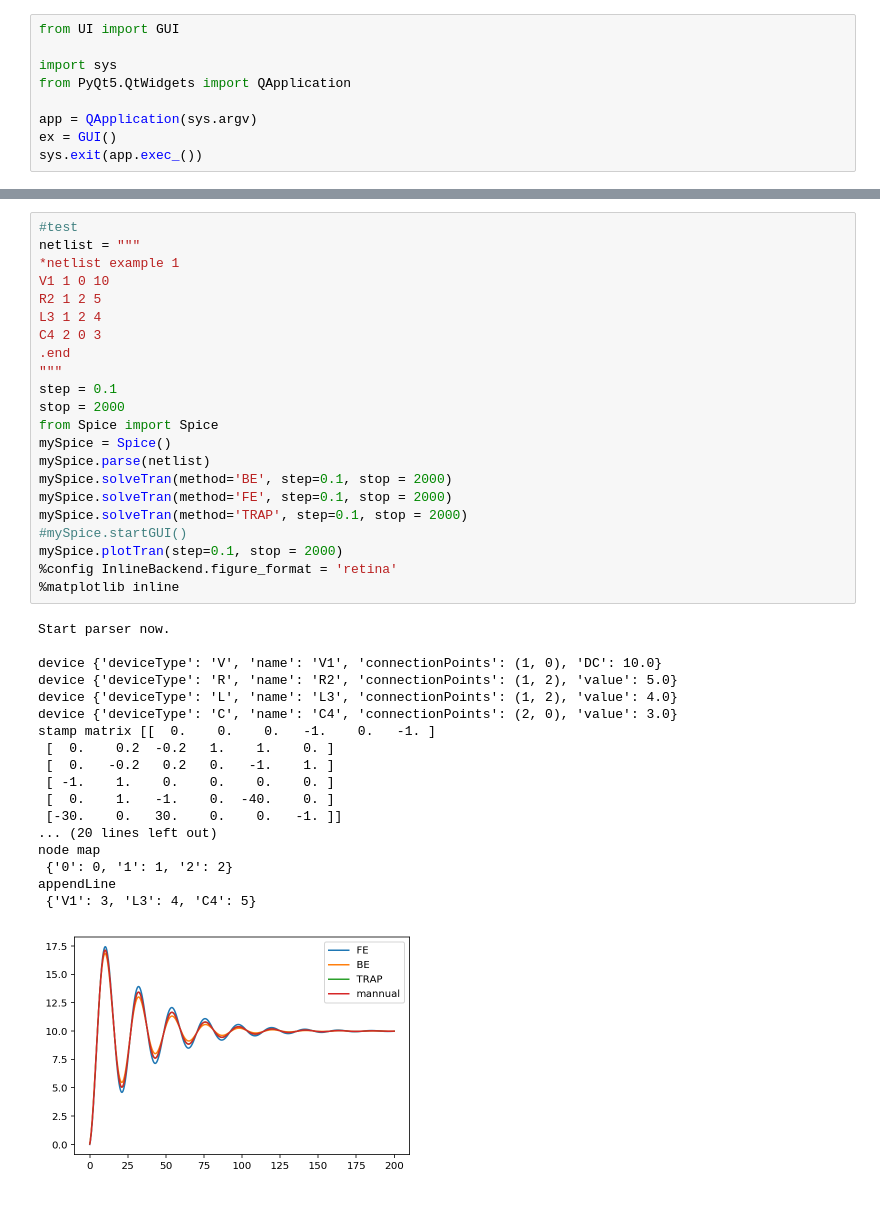
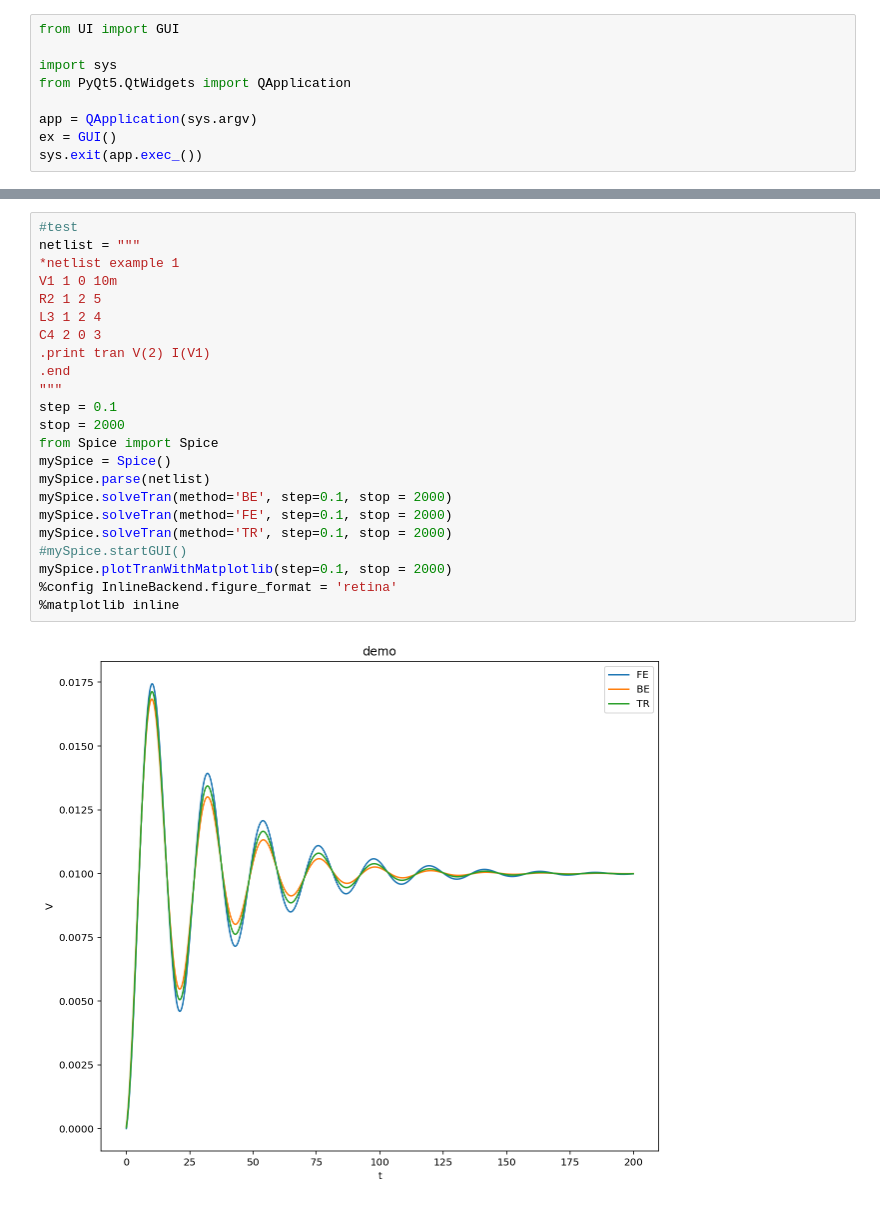
Before and after one commit to GaryYuyjl/EDAproject, a Jupyter notebook: 未命名.ipynb, the cells around one changed output, grey strips where cells are left out. Drawn from its saved outputs; the diff is of its cells as text.

```diff
--- a/未命名.ipynb
+++ b/未命名.ipynb
@@ -121,41 +77,25 @@ appendLine
 # %%
 #test
 netlist = """
 *netlist example 1
-V1 1 0 10
+V1 1 0 10m
 R2 1 2 5
 L3 1 2 4
 C4 2 0 3
+.print tran V(2) I(V1)
 .end
 """
 step = 0.1
 stop = 2000
 from Spice import Spice
 mySpice = Spice()
 mySpice.parse(netlist)
 mySpice.solveTran(method='BE', step=0.1, stop = 2000)
 mySpice.solveTran(method='FE', step=0.1, stop = 2000)
-mySpice.solveTran(method='TRAP', step=0.1, stop = 2000)
+mySpice.solveTran(method='TR', step=0.1, stop = 2000)
 #mySpice.startGUI()
-mySpice.plotTran(step=0.1, stop = 2000)
+mySpice.plotTranWithMatplotlib(step=0.1, stop = 2000)
 %config InlineBackend.figure_format = 'retina'
 %matplotlib inline
 # %% [output]
-Start parser now.
-
-device {'deviceType': 'V', 'name': 'V1', 'connectionPoints': (1, 0), 'DC': 10.0}
-device {'deviceType': 'R', 'name': 'R2', 'connectionPoints': (1, 2), 'value': 5.0}
-device {'deviceType': 'L', 'name': 'L3', 'connectionPoints': (1, 2), 'value': 4.0}
-device {'deviceType': 'C', 'name': 'C4', 'connectionPoints': (2, 0), 'value': 3.0}
-stamp matrix [[  0.    0.    0.   -1.    0.   -1. ]
- [  0.    0.2  -0.2   1.    1.    0. ]
- [  0.   -0.2   0.2   0.   -1.    1. ]
- [ -1.    1.    0.    0.    0.    0. ]
- [  0.    1.   -1.    0.  -40.    0. ]
- [-30.    0.   30.    0.    0.   -1. ]]
-... (20 lines left out)
-node map
- {'0': 0, '1': 1, '2': 2}
-appendLine
- {'V1': 3, 'L3': 4, 'C4': 5}
-[figure, old version]
+[figure, new version]
```
Also changed, not shown: parts of 6 cells of this notebook, 12 other files.
